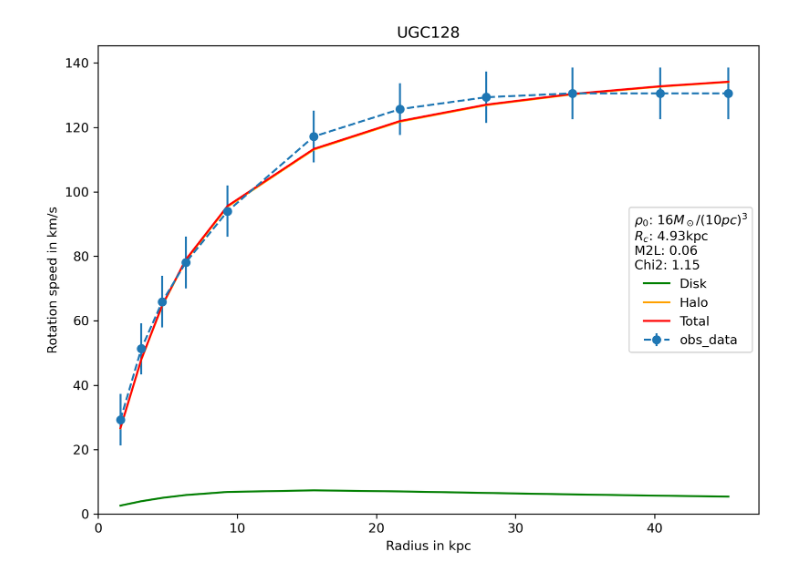
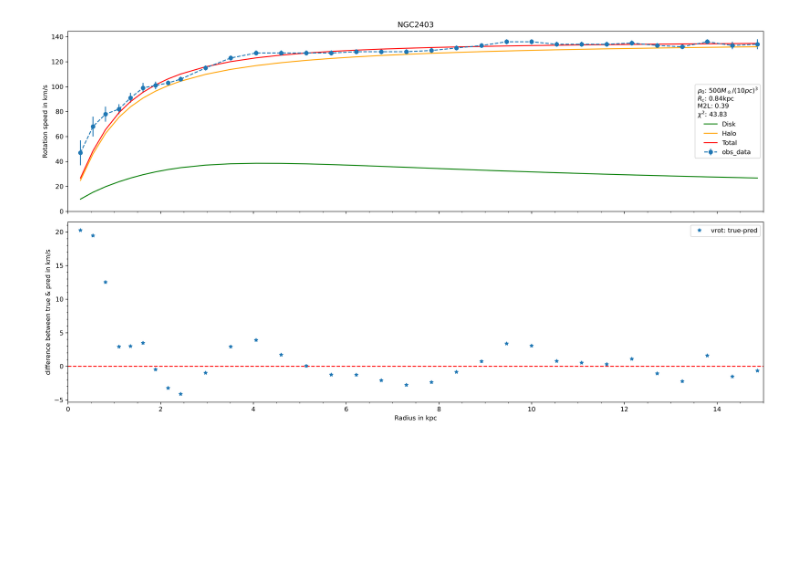
Before and after one commit to wsr1998/galaxy-physics, a Jupyter notebook: hw4_fit.ipynb, the cells around one changed output. Drawn from its saved outputs; the diff is of its cells as text; code cells hidden in the pictures; blank space fills up the shorter version.

```diff
--- a/hw4_fit.ipynb
+++ b/hw4_fit.ipynb
@@ -126,3 +188,7 @@ get_plot(df,popt,chi2,title_str='NGC2403',save_loc='NGC2403.png')
+# %%
+get_plot_with_diff(df,popt,chi2,title_str='NGC2403',xlim=(0,15))
+# %% [output]
+[figure, added]
 # %%
 df=read_data('UGC128_rot_cur.txt')
 popt,pocv=curve_fit(func_to_fit_N2403,df['R_kpc'].values,df['vrot_km/s'].values,\
@@ -131,6 +197,3 @@ df['vdisk']=get_Vdisk(df['R_kpc'].values,popt[2],**{'L0':L_U128,'R0':R0_U128})
 df['vhalo']=get_Vhalo(df['R_kpc'].values,popt[0],popt[1])
 df['vrot_pred']=get_Vtot(df['vhalo'].values,df['vdisk'].values)
 chi2=get_chi2(df['vrot_km/s'].values,df['vrot_err'].values,df['vrot_pred'].values)
-get_plot(df,popt,chi2,title_str='UGC128',save_loc='UGC128.png')
-# %% [output]
-[figure, removed]
```
Also changed, not shown: parts of 11 cells of this notebook.
